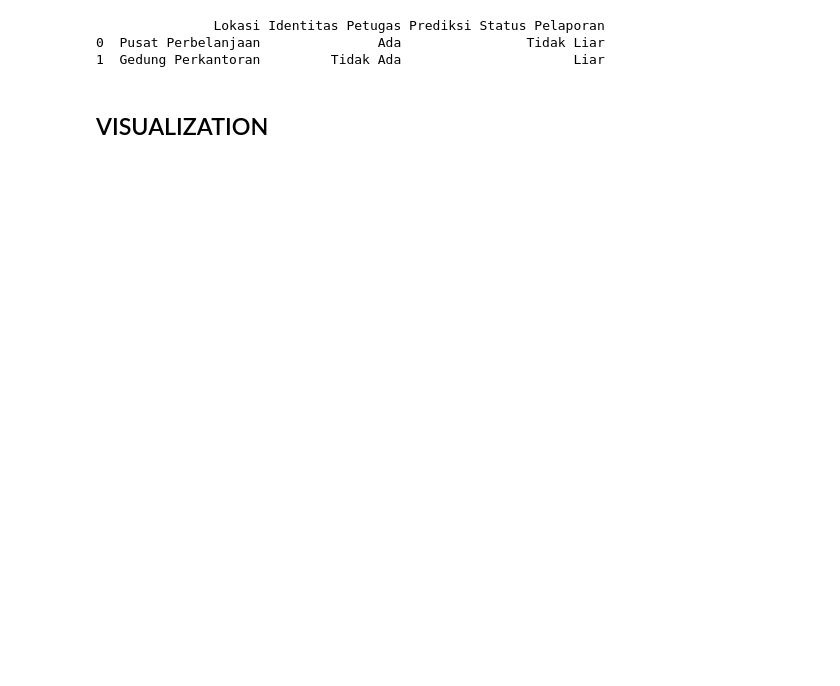
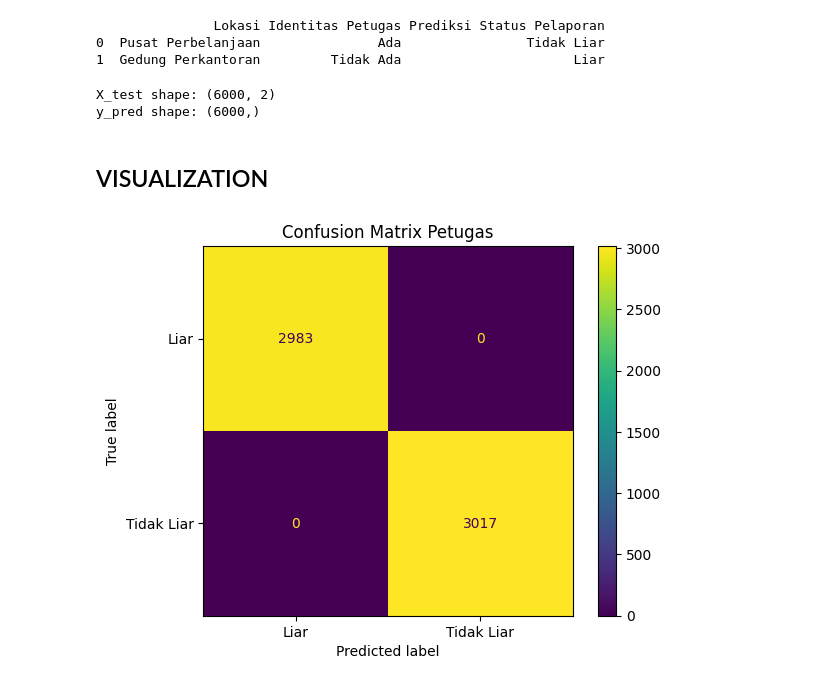
Before and after one commit to Niervash/Lapor_parkir_Ml, a Jupyter notebook: Model/petugas.ipynb, the cells around one changed output. Drawn from its saved outputs; the diff is of its cells as text; code cells hidden in the pictures; blank space fills up the shorter version.

```diff
--- a/Model/petugas.ipynb
+++ b/Model/petugas.ipynb
@@ -124,21 +163,35 @@ print(new_data[[ 'Lokasi', 'Identitas Petugas', 'Prediksi Status Pelaporan']])
                Lokasi Identitas Petugas Prediksi Status Pelaporan
 0  Pusat Perbelanjaan               Ada                Tidak Liar
 1  Gedung Perkantoran         Tidak Ada                      Liar
+# %%
+y_pred = knn.predict(X_test)
+# %%
+print(f"X_test shape: {X_test.shape}")
+print(f"y_pred shape: {y_pred.shape}")
+# %% [output]
+X_test shape: (6000, 2)
+y_pred shape: (6000,)
 # %% [markdown]
 ## VISUALIZATION
 # %%
 class visualization:
-    def Confusion_matrix(X_test,y_pred,knn):
+    def Confusion_matrix(y_test, y_pred, knn):
         # Compute and display confusion matrix
-        cm = confusion_matrix(X_test, y_pred, labels=knn.classes_)
+        cm = confusion_matrix(y_test, y_pred, labels=knn.classes_)
+
         disp = ConfusionMatrixDisplay(confusion_matrix=cm,
-                                    display_labels=knn.classes_)
+                                      display_labels=knn.classes_)
         disp.plot()
+        plt.title("Confusion Matrix Petugas")
         plt.show()
 
     def Classification_report(y_test, y_pred):
         report = classification_report(y_test, y_pred, target_names=['Tidak Liar Pelanggaran', 'Liar'])
-        print("\nClassification Report:\n", report)
+        print("\nClassification Report Petugas:\n", report)
+# %%
+visualization.Confusion_matrix(y_test, y_pred, knn)
+# %% [output]
+[figure, added]
 # %%
 visualization.Classification_report(y_test, y_pred)
 # %% [output]
```
Also changed, not shown: parts of 13 cells of this notebook, 12 other files.
